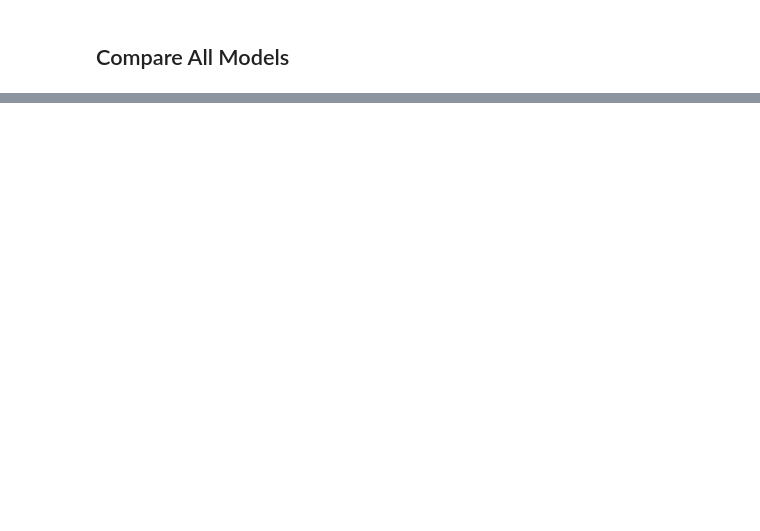
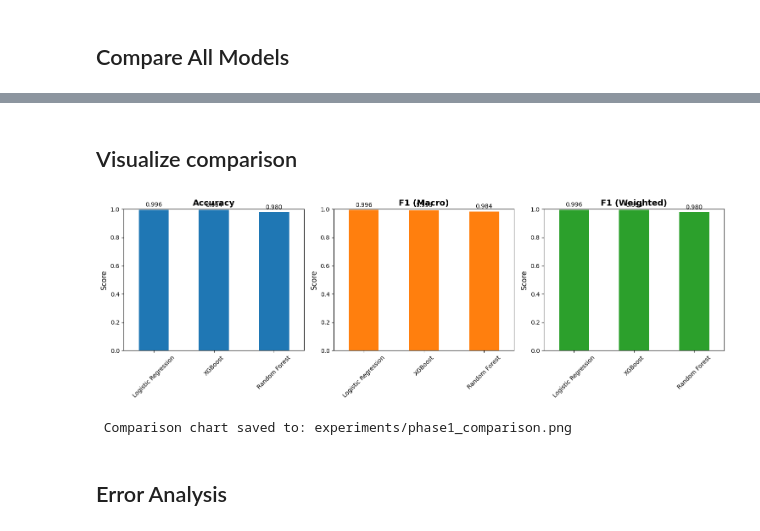
Before and after one commit to EhsanFarazmand/supportai, a Jupyter notebook: notebooks/02_classical_baseline.ipynb, the cells around one changed output, grey strips where cells are left out. Drawn from its saved outputs; the diff is of its cells as text; code cells hidden in the pictures; blank space fills up the shorter version.

Commit message:
Phase 1: Classical ML baselines - LR, RF, XGBoost - completed

```diff
--- a/notebooks/02_classical_baseline.ipynb
+++ b/notebooks/02_classical_baseline.ipynb
@@ -326,4 +443,20 @@ joblib.dump(xgb_model, '../models/xgb_tfidf.pkl')
 # %% [markdown]
 ## Compare All Models
 # %%
-## Remember to calculate detailed classification report and confusion matrix for all 11 classes
+results = {
+    'Model': ['Logistic Regression', 'Random Forest', 'XGBoost'],
+    'Accuracy': [accuracy, accuracy_rf, accuracy_xgb],
+    'F1 (Macro)': [f1_macro, f1_macro_rf, f1_macro_xgb],
+    'F1 (Weighted)': [f1_weighted, f1_weighted_rf, f1_weighted_xgb]
+}
+
+results_df = pd.DataFrame(results)
+results_df = results_df.sort_values('F1 (Macro)', ascending=False)
+
+print("MODEL COMPARISON (Validation Set)")
+print("=" * 60)
+print(results_df.to_string(index=False))
+
+# Save results
+results_df.to_csv('../experiments/phase1_results.csv', index=False)
+print("\n Results saved to: experiments/phase1_results.csv")
@@ -329,0 +472,37 @@ joblib.dump(xgb_model, '../models/xgb_tfidf.pkl')
+# %% [markdown]
+## Visualize comparison
+# %%
+fig, ax = plt.subplots(1, 3, figsize=(15, 5))
+
+metrics = ['Accuracy', 'F1 (Macro)', 'F1 (Weighted)']
+colors = ['#1f77b4', '#ff7f0e', '#2ca02c']
+
+for idx, metric in enumerate(metrics):
+    results_df.plot(
+        x='Model',
+        y=metric,
+        kind='bar',
+        ax=ax[idx],
+        legend=False,
+        color=colors[idx]
+    )
+    ax[idx].set_title(metric, fontsize=14, fontweight='bold')
+    ax[idx].set_ylabel('Score', fontsize=12)
+    ax[idx].set_xlabel('')
+    ax[idx].set_ylim([0, 1])
+    ax[idx].tick_params(axis='x', rotation=45)
+
+    # Add value labels on bars
+    for container in ax[idx].containers:
+        ax[idx].bar_label(container, fmt='%.3f', padding=3)
+
+plt.tight_layout()
+plt.savefig('../experiments/phase1_comparison.png', dpi=150, bbox_inches='tight')
+plt.show()
+
+print(" Comparison chart saved to: experiments/phase1_comparison.png")
+# %% [output]
+[figure, added]
+ Comparison chart saved to: experiments/phase1_comparison.png
+# %% [markdown]
+## Error Analysis
```
Also changed, not shown: parts of 20 cells of this notebook, 12 other files.
